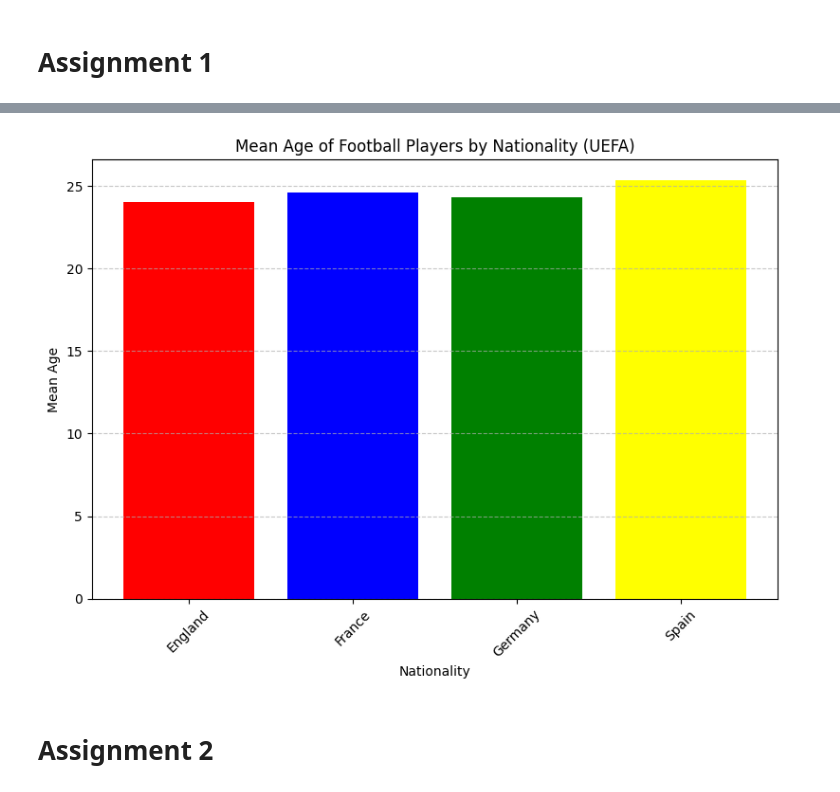
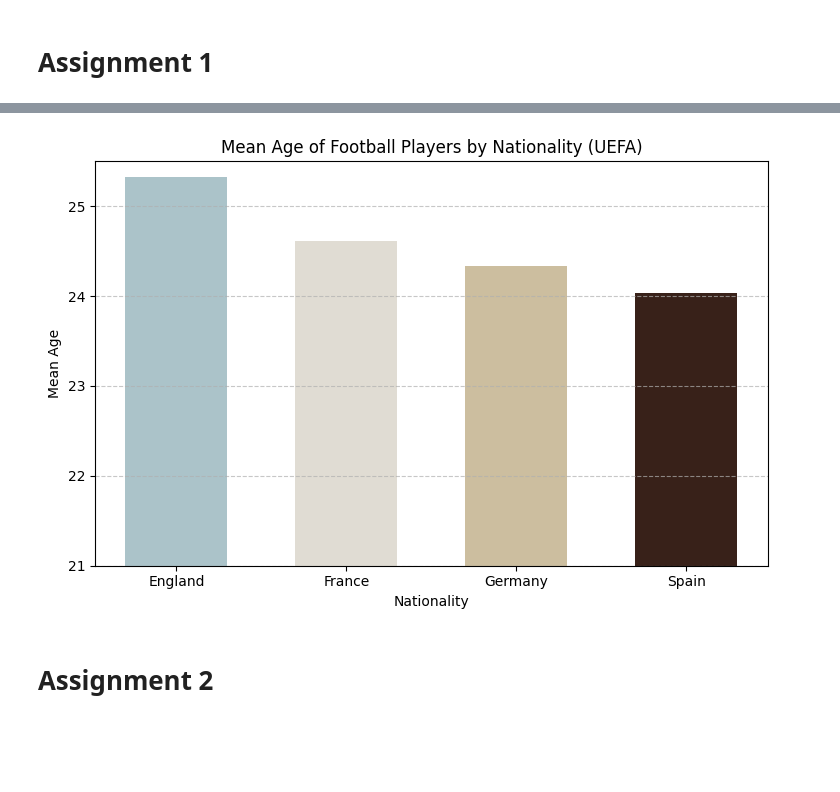
Before and after one commit to mukoubuchi/kaggle, a Jupyter notebook: dataviz-badging-practical-examination.ipynb, the cells around one changed output, grey strips where cells are left out. Saved outputs shown, nothing was run; the diff lists cells and outputs as text; code cells hidden in the pictures; blank space fills up the shorter version.

```diff
--- a/dataviz-badging-practical-examination.ipynb
+++ b/dataviz-badging-practical-examination.ipynb
@@ -46,26 +46,28 @@ df.head()
 # %%
 import matplotlib.pyplot as plt
 import seaborn as sns
+import numpy as np
 
 df_tmp = df.groupby('Nationality')['Age'].mean().reset_index()
 df_tmp = df_tmp.query('Nationality in ["England", "France", "Spain", "Germany"]')
-mean_age = df_tmp['Age']
+mean_age = df_tmp['Age'].sort_values(ascending=False)
 country = df_tmp['Nationality']
 
 # Plot
-plt.figure(figsize=(8, 6))
-plt.bar(country, mean_age, color=['red', 'blue', 'green', 'yellow'])
+plt.figure(figsize=(7.5, 5))
+plt.bar(country, mean_age, color=['#ABC3C9', '#E0DCD3', '#CCBE9F', '#382119'], width=0.6)
 plt.title('Mean Age of Football Players by Nationality (UEFA)')
 plt.xlabel('Nationality')
 plt.ylabel('Mean Age')
-plt.xticks(rotation=45)
 plt.grid(axis='y', linestyle='--', alpha=0.7)
+plt.ylim(21, 25.5)
+plt.yticks(np.arange(21, 26, 1))
 
 # Show plot
 plt.tight_layout()
 plt.show()
 # %% [output]
-[figure, old version]
+[figure, new version]
 # %% [markdown]
 # Assignment 2
 # %%
```
Also changed, not shown: parts of 4 cells of this notebook.
